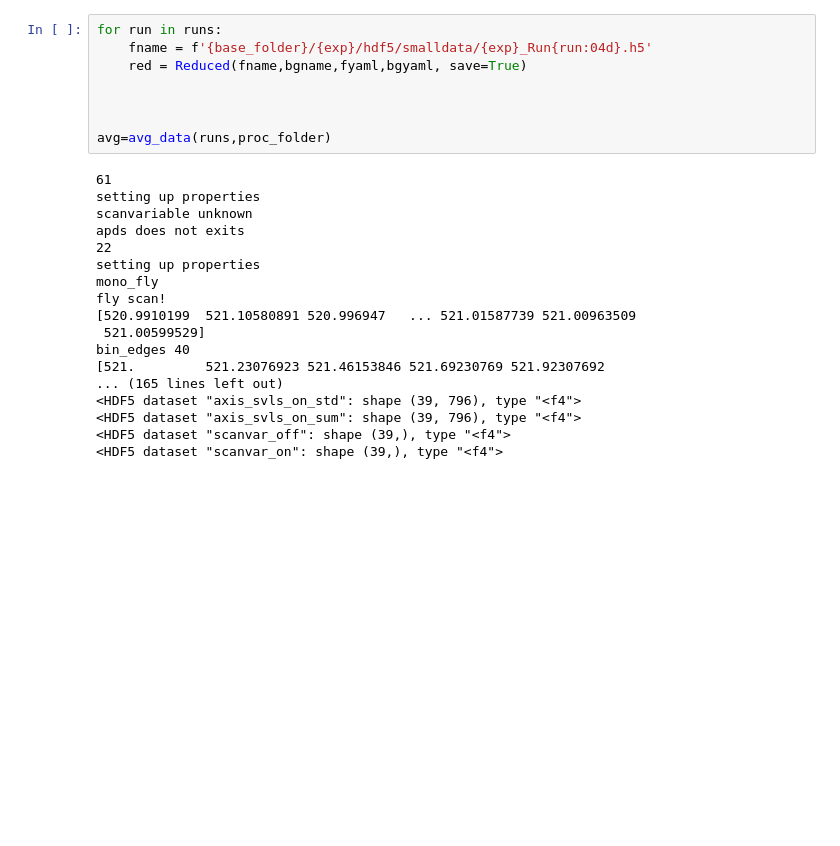
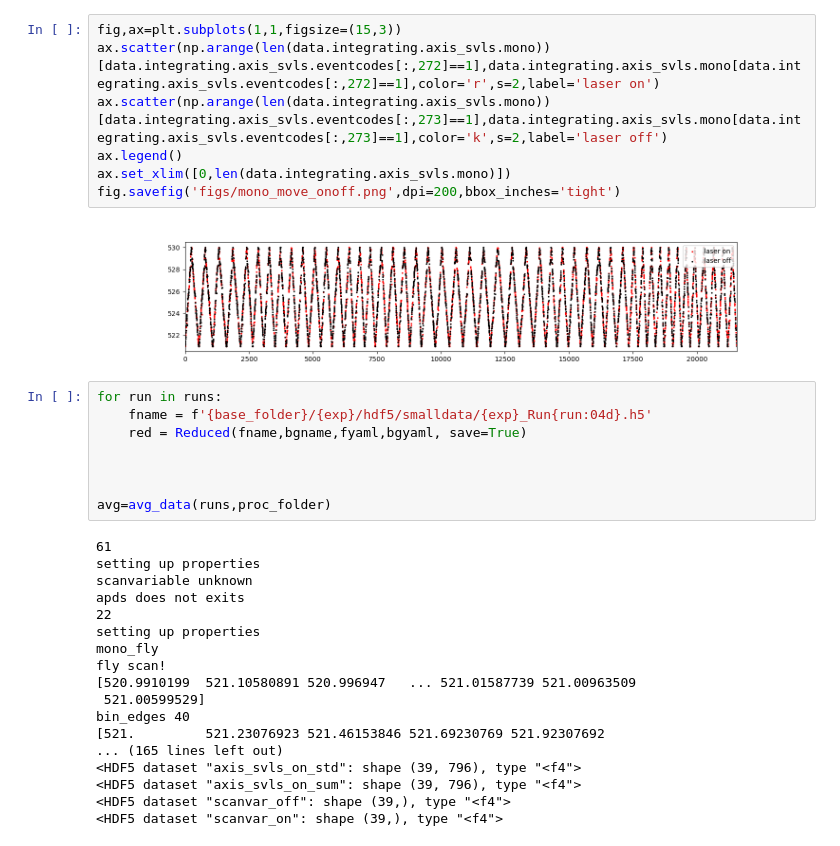
Before and after one commit to AmkeNimm/DataAcceleratorChemRIXS, a Jupyter notebook: jupyter_notebook/test.ipynb, the cells around one changed output. Drawn from its saved outputs; the diff is of its cells as text; blank space fills up the shorter version.

```diff
--- a/jupyter_notebook/test.ipynb
+++ b/jupyter_notebook/test.ipynb
@@ -68,3 +61,12 @@ avg.plot_2D()
+# %%
+fig,ax=plt.subplots(1,1,figsize=(15,3))
+ax.scatter(np.arange(len(data.integrating.axis_svls.mono))[data.integrating.axis_svls.eventcodes[:,272]==1],data.integrating.axis_svls.mono[data.integrating.axis_svls.eventcodes[:,272]==1],color='r',s=2,label='laser on')
+ax.scatter(np.arange(len(data.integrating.axis_svls.mono))[data.integrating.axis_svls.eventcodes[:,273]==1],data.integrating.axis_svls.mono[data.integrating.axis_svls.eventcodes[:,273]==1],color='k',s=2,label='laser off')
+ax.legend()
+ax.set_xlim([0,len(data.integrating.axis_svls.mono)])
+fig.savefig('figs/mono_move_onoff.png',dpi=200,bbox_inches='tight')
+# %% [output]
+[figure, added]
 # %%
 for run in runs:
     fname = f'{base_folder}/{exp}/hdf5/smalldata/{exp}_Run{run:04d}.h5'
```
Also changed, not shown: parts of 6 cells of this notebook, 5 other files.
